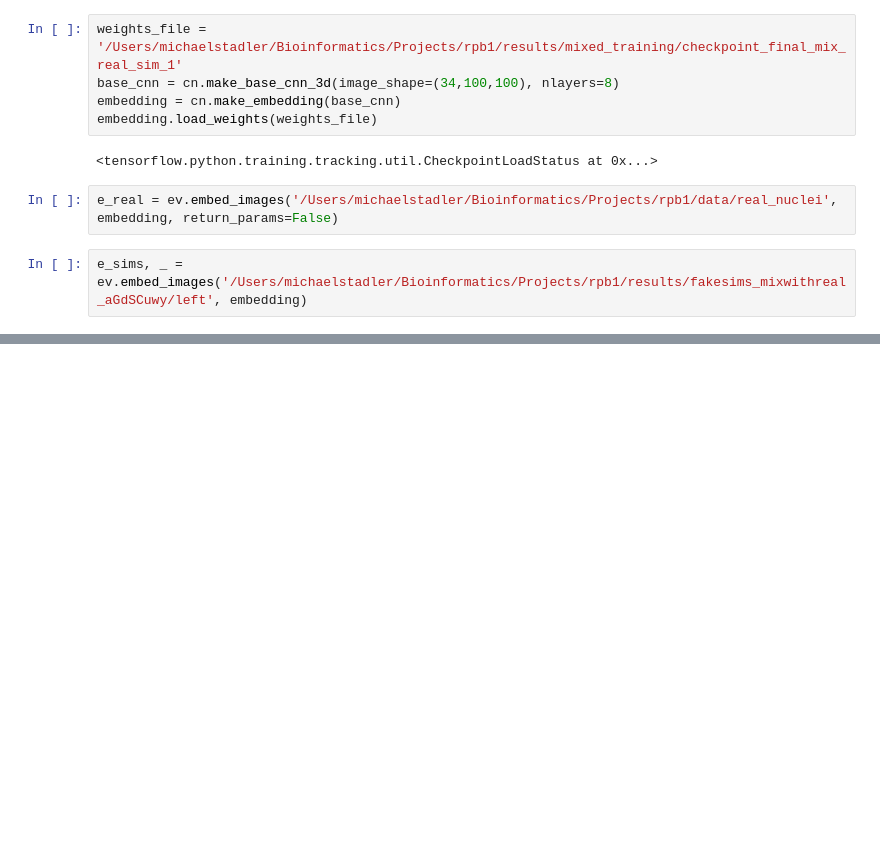
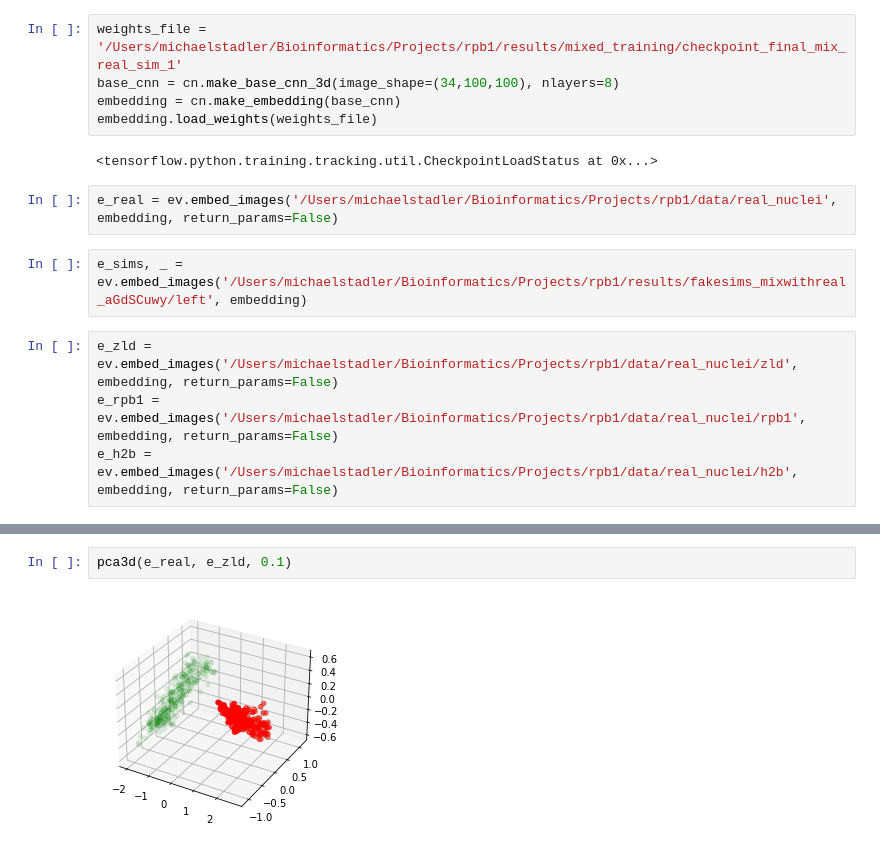
Before and after one commit to michaelrstadler/rpb1, a Jupyter notebook: bin/notebooks/20220309-realdata-siamese.ipynb, the cells around one changed output, grey strips where cells are left out. Cells and saved outputs as stored; diff of their text form; blank space fills up the shorter version.

```diff
--- a/bin/notebooks/20220309-realdata-siamese.ipynb
+++ b/bin/notebooks/20220309-realdata-siamese.ipynb
@@ -286,3 +286,7 @@ embedding.load_weights(weights_file)
 e_real = ev.embed_images('/Users/michaelstadler/Bioinformatics/Projects/rpb1/data/real_nuclei', embedding, return_params=False)
 # %%
 e_sims, _ = ev.embed_images('/Users/michaelstadler/Bioinformatics/Projects/rpb1/results/fakesims_mixwithreal_aGdSCuwy/left', embedding)
+# %%
+e_zld = ev.embed_images('/Users/michaelstadler/Bioinformatics/Projects/rpb1/data/real_nuclei/zld', embedding, return_params=False)
+e_rpb1 = ev.embed_images('/Users/michaelstadler/Bioinformatics/Projects/rpb1/data/real_nuclei/rpb1', embedding, return_params=False)
+e_h2b = ev.embed_images('/Users/michaelstadler/Bioinformatics/Projects/rpb1/data/real_nuclei/h2b', embedding, return_params=False)
@@ -288,0 +302,4 @@ e_sims, _ = ev.embed_images('/Users/michaelstadler/Bioinformatics/Projects/rpb1/
+# %%
+pca3d(e_real, e_zld, 0.1)
+# %% [output]
+[figure, added]
```
Also changed, not shown: parts of 6 cells of this notebook, 1 other file.
